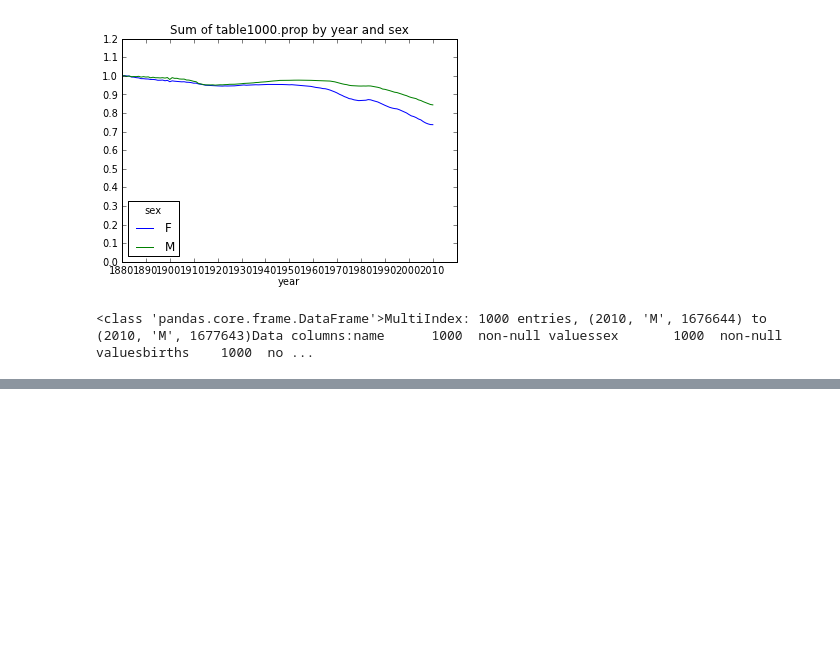
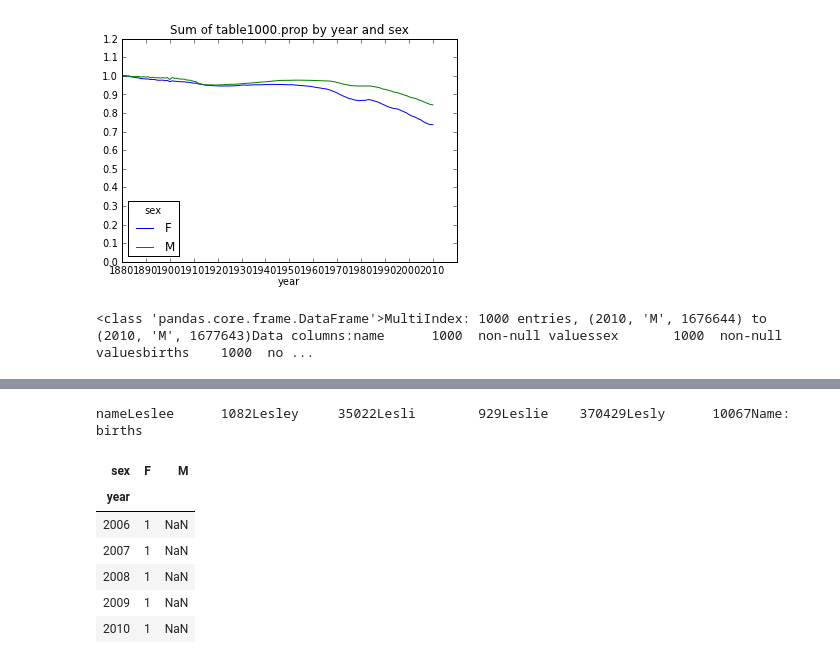
Before and after one commit to infoplat/pydata-notebook, a Jupyter notebook: names.ipynb, the cells around one changed output, grey strips where cells are left out. Saved outputs shown, nothing was run; the diff lists cells and outputs as text; code cells hidden in the pictures; blank space fills up the shorter version.

```diff
--- a/names.ipynb
+++ b/names.ipynb
@@ -100,0 +180,16 @@ df
+# %%
+filtered = top1000[top1000.name.isin(lesley_like)]filtered.groupby('name').births.sum()
+# %% [output]
+nameLeslee      1082Lesley     35022Lesli        929Leslie    370429Lesly      10067Name: births
+# %%
+table = filtered.pivot_table('births', rows='year', cols='sex', aggfunc='sum')
+# %%
+table = table.div(table.sum(1), axis=0)table.tail()
+# %% [output]
+| sex | F | M |
+| year |  |  |
+| 2006 | 1 | NaN |
+| 2007 | 1 | NaN |
+| 2008 | 1 | NaN |
+| 2009 | 1 | NaN |
+| 2010 | 1 | NaN |
```
Also changed, not shown: parts of 23 cells of this notebook, 2 other files.
